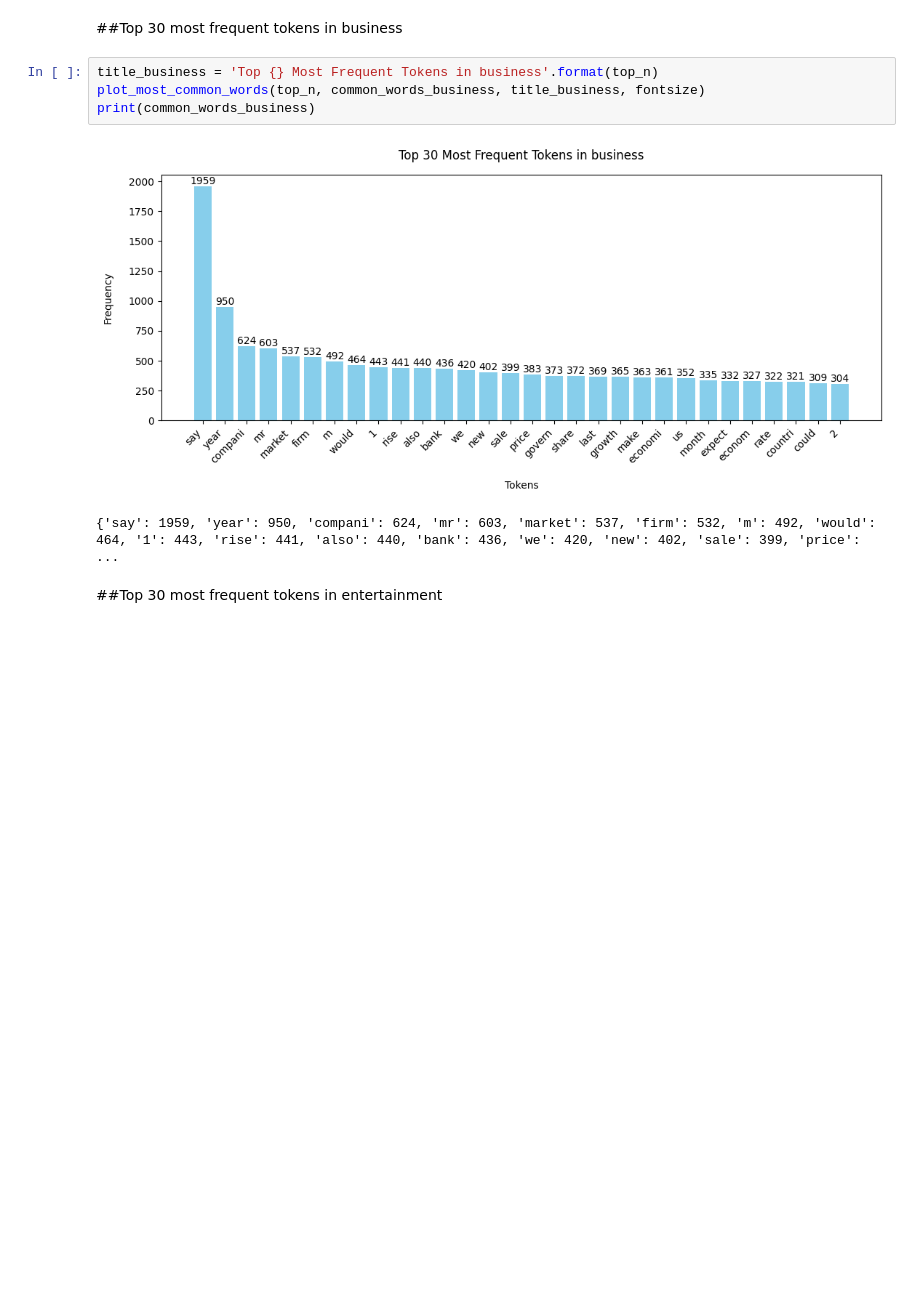
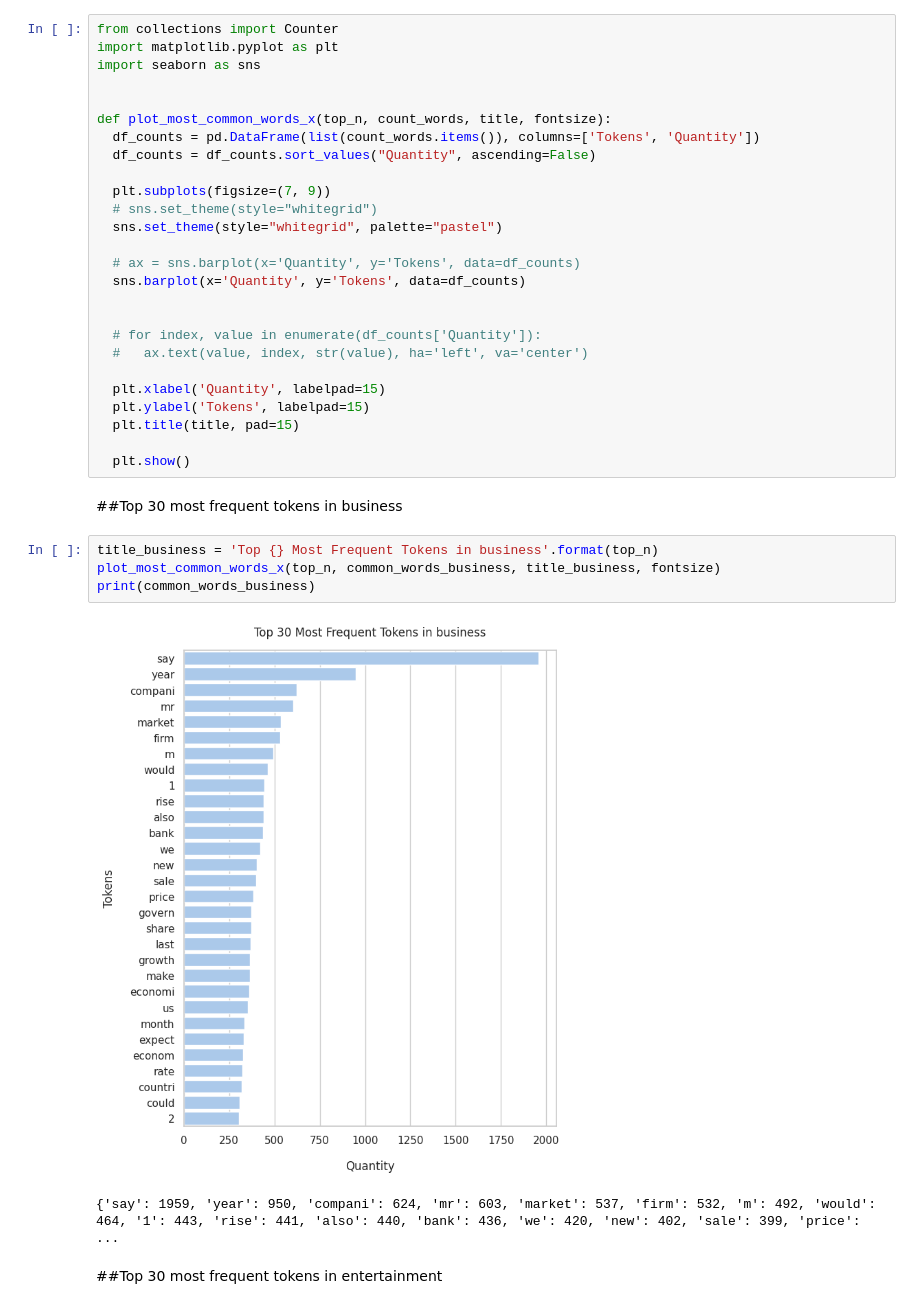
Before and after one commit to elainedias16/TCC, a Jupyter notebook: Lab_1.ipynb, the cells around one changed output. Saved outputs shown, nothing was run; the diff lists cells and outputs as text; blank space fills up the shorter version.

Commit message:
feat : create horizontal graphic function

```diff
--- a/Lab_1.ipynb
+++ b/Lab_1.ipynb
@@ -208,14 +209,40 @@ def plot_most_common_words(top_n, count_words, title, fontsize):
     plt.show()
 
 fontsize=10
+# %%
+from collections import Counter
+import matplotlib.pyplot as plt
+import seaborn as sns
+
+
+def plot_most_common_words_x(top_n, count_words, title, fontsize):
+  df_counts = pd.DataFrame(list(count_words.items()), columns=['Tokens', 'Quantity'])
+  df_counts = df_counts.sort_values("Quantity", ascending=False)
+
+  plt.subplots(figsize=(7, 9))
+  # sns.set_theme(style="whitegrid")
+  sns.set_theme(style="whitegrid", palette="pastel")
+
+  # ax = sns.barplot(x='Quantity', y='Tokens', data=df_counts)
+  sns.barplot(x='Quantity', y='Tokens', data=df_counts)
+
+
+  # for index, value in enumerate(df_counts['Quantity']):
+  #   ax.text(value, index, str(value), ha='left', va='center')
+
+  plt.xlabel('Quantity', labelpad=15)
+  plt.ylabel('Tokens', labelpad=15)
+  plt.title(title, pad=15)
+
+  plt.show()
 # %% [markdown]
 ##Top 30 most frequent tokens in business
 # %%
 title_business = 'Top {} Most Frequent Tokens in business'.format(top_n)
-plot_most_common_words(top_n, common_words_business, title_business, fontsize)
+plot_most_common_words_x(top_n, common_words_business, title_business, fontsize)
 print(common_words_business)
 # %% [output]
-[figure, old version]
+[figure, new version]
 {'say': 1959, 'year': 950, 'compani': 624, 'mr': 603, 'market': 537, 'firm': 532, 'm': 492, 'would': 464, '1': 443, 'rise': 441, 'also': 440, 'bank': 436, 'we': 420, 'new': 402, 'sale': 399, 'price':  ...
 # %% [markdown]
 ##Top 30 most frequent tokens in entertainment
```
Also changed, not shown: parts of 2 cells of this notebook.
